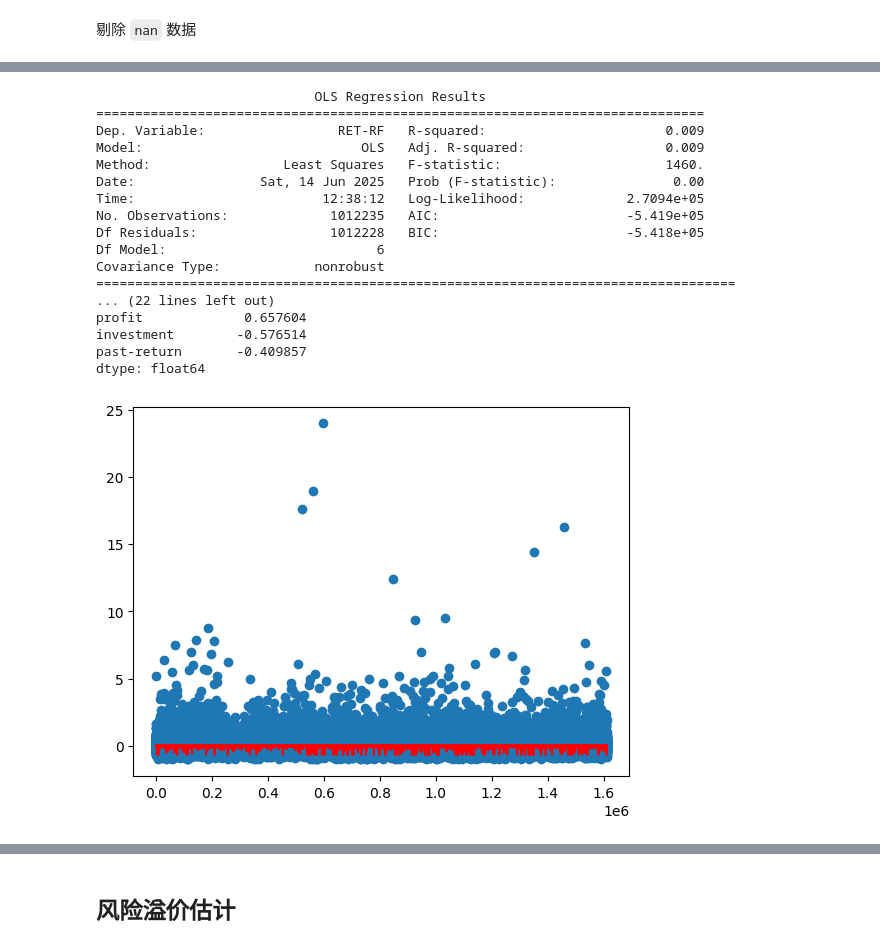
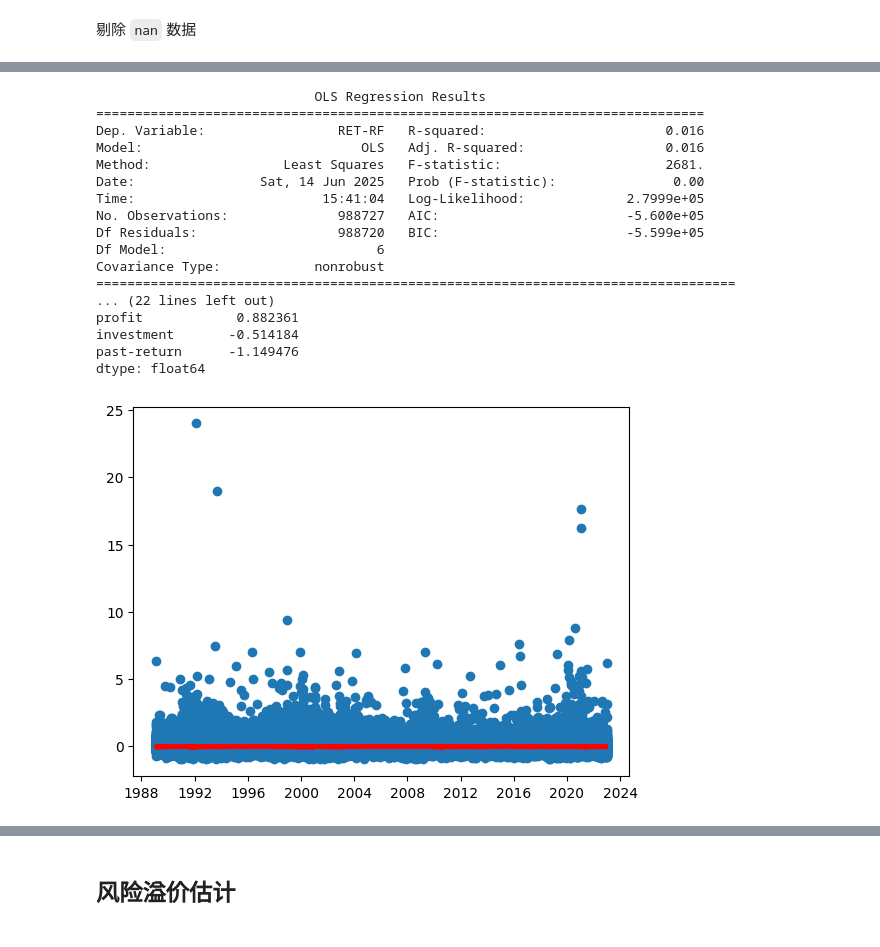
Before and after one commit to Light-ning/firm-life-cycle, a Jupyter notebook: analysis/risk-premiums.ipynb, the cells around one changed output, grey strips where cells are left out. Cells and saved outputs as stored; diff of their text form; code cells hidden in the pictures.

```diff
--- a/analysis/risk-premiums.ipynb
+++ b/analysis/risk-premiums.ipynb
@@ -30,40 +30,38 @@ df_fit.shape[0]
 # %%
-# x = df_fit.loc[df_fit['stg'] == 'Mature', idx_fac]
+x = df_fit.loc[df_fit['stg'] != 'Unknow', idx_fac]
 x = df_fit[idx_fac]
-z = pd.DataFrame(index=x.index, columns=idx_fac)
-for fac in idx_fac:
-    z[fac] = (x[fac] - x[fac].mean()) / x[fac].std()
-    z.loc[z[fac] > 3, fac] = 3
-    z.loc[z[fac] < -3, fac] = 3
+z = (x - x.mean()) / x.std()
+z[z > 3] = 3
+z[z < -3] = -3
 z = sm.add_constant(z)
-# y = df_fit.loc[df_fit['stg'] == 'Mature', 'RET-RF']
+y = df_fit.loc[df_fit['stg'] != 'Unknown', 'RET-RF']
 y = df_fit['RET-RF']
 result = sm.OLS(y, z).fit()
 print(result.summary())
 print(result.params * 100)
 y_pred = result.predict(z)
-plt.scatter(z.index, y)
-plt.plot(z.index, y_pred, color='red')
+plt.scatter(df_fit['date'], y)
+plt.plot(df_fit['date'], y_pred, color='red')
 plt.show()
 # %% [output]
                             OLS Regression Results
 ==============================================================================
-Dep. Variable:                 RET-RF   R-squared:                       0.009
-Model:                            OLS   Adj. R-squared:                  0.009
-Method:                 Least Squares   F-statistic:                     1460.
+Dep. Variable:                 RET-RF   R-squared:                       0.016
+Model:                            OLS   Adj. R-squared:                  0.016
+Method:                 Least Squares   F-statistic:                     2681.
 Date:                Sat, 14 Jun 2025   Prob (F-statistic):               0.00
-Time:                        12:38:12   Log-Likelihood:             2.7094e+05
-No. Observations:             1012235   AIC:                        -5.419e+05
-Df Residuals:                 1012228   BIC:                        -5.418e+05
+Time:                        15:41:04   Log-Likelihood:             2.7999e+05
+No. Observations:              988727   AIC:                        -5.600e+05
+Df Residuals:                  988720   BIC:                        -5.599e+05
 Df Model:                           6
 Covariance Type:            nonrobust
 ==================================================================================
 ... (22 lines left out)
-profit             0.657604
-investment        -0.576514
-past-return       -0.409857
+profit            0.882361
+investment       -0.514184
+past-return      -1.149476
 dtype: float64
-[figure, old version]
+[figure, new version]
 # %%
 time_series = df_merge['date'].unique()
 time_series = np.sort(time_series)
```
Also changed, not shown: parts of 2 cells of this notebook, 1 other file.
